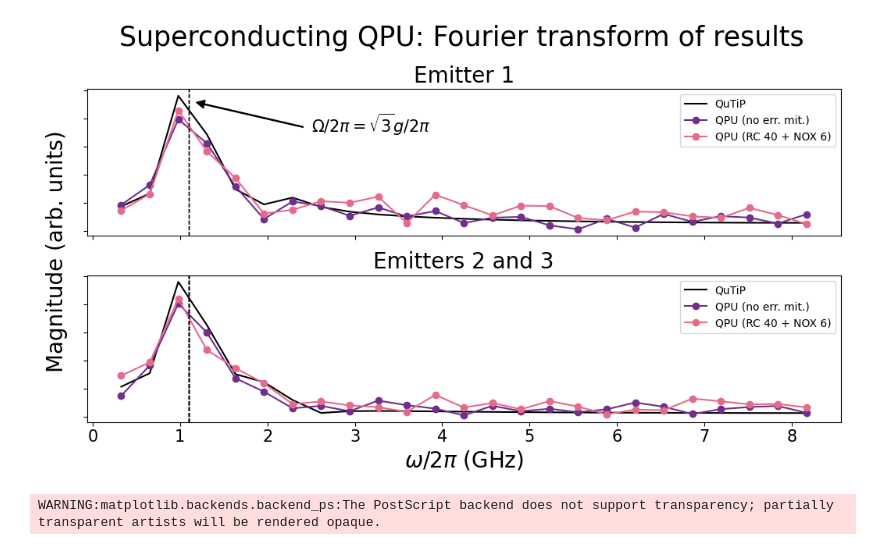
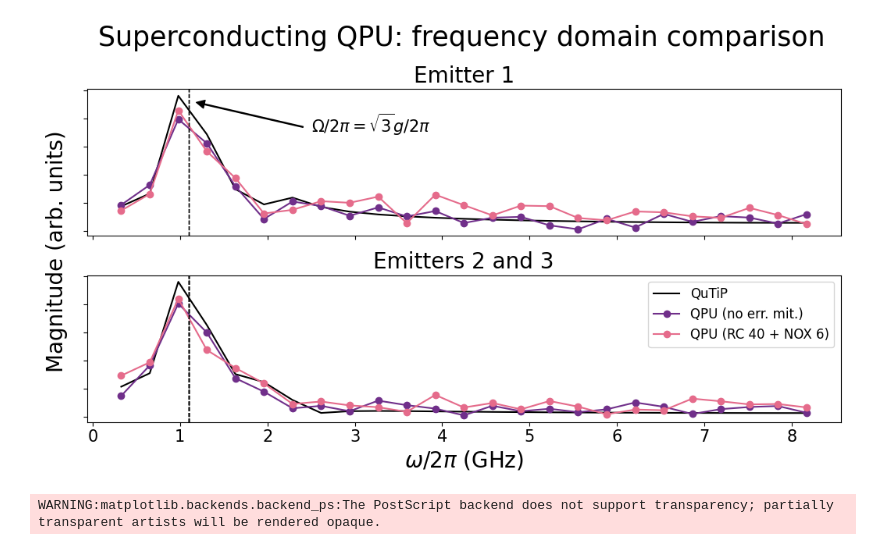
Before and after one commit to radulaski/CQED_quantum_simulation, a Jupyter notebook: notebooks/AQT_fourier.ipynb, the cells around one changed output. Drawn from its saved outputs; the diff is of its cells as text; code cells hidden in the pictures.

Commit message:
Fix legend fontsize to 12

```diff
--- a/notebooks/AQT_fourier.ipynb
+++ b/notebooks/AQT_fourier.ipynb
@@ -60,7 +60,6 @@ axes[0].set_yticklabels([])
 axes[0].set_title("Emitter 1", fontsize=20)
 
 axes[0].axvline(rabi_freq, lw=1, color='black', linestyle='--')
-axes[0].legend()
 
 
 ## Emitter 2 & 3
@@ -79,7 +78,6 @@ axes[1].axvline(rabi_freq, lw=1, color='black', linestyle='--')
 axes[1].set_xlabel(r"$\omega / 2\pi$ (GHz)", fontsize=20)
 
 axes[1].axvline(rabi_freq, lw=1, color='black', linestyle='--')
-axes[1].legend()
 
 
 ##### RC 40 + NOX 6
@@ -94,7 +92,6 @@ axes[0].set_yticklabels([])
 axes[0].set_title("Emitter 1", fontsize=20)
 
 axes[0].axvline(rabi_freq, lw=1, color='black', linestyle='--')
-axes[0].legend()
 
 
 ## Emitter 2 & 3
@@ -105,37 +102,36 @@ axes[1].plot(freqs[1:], np.abs(fft)[1:], label="QPU (RC 40 + NOX 6)", marker='o'
 axes[1].tick_params(axis='x', labelsize=15)
 axes[1].set_yticklabels([])
 axes[1].set_title("Emitters 2 and 3", fontsize=20)
 axes[1].axvline(rabi_freq, lw=1, color='black', linestyle='--')
 axes[1].set_xlabel(r"$\omega / 2\pi$ (GHz)", fontsize=20)
 
 axes[1].axvline(rabi_freq, lw=1, color='black', linestyle='--')
-axes[1].legend()
+axes[1].legend(fontsize=12)
 
 
 ##### Fig level additions
 
 fig.text(-0.04, 0.72, "Magnitude (arb. units)", transform=axes[0].transAxes,
         ha='center', va='top', fontsize=20, rotation=90)
 
 axes[0].annotate(
     r'$\Omega/2\pi = \sqrt{3}g/2\pi$', # the text of the annotation
     fontsize=15,
     xy=(rabi_freq + 0.06, 4.6),       # the point (x,y) to annotate
     xytext=(2.5, 3.5),   # the position of the text (x,y)
     arrowprops=dict(
         arrowstyle="simple, tail_width=0.05, head_width=.5, head_length=.5",
         connectionstyle="arc3",  # connection style
         facecolor='black',
         relpos=(-0.05, 0.4),
     )
 )
 
-fig.suptitle("Superconducting QPU: Fourier transform of results", fontsize=25)
-plt.legend()
+fig.suptitle("Superconducting QPU: frequency domain comparison", fontsize=25)
 plt.tight_layout()
 fig.show()
 # %% [output]
-[figure, old version]
+[figure, new version]
 # %%
 fig.savefig("../figures/AQT_fourier.eps", bbox_inches="tight")
 # %% [output]
```
Also changed, not shown: 3 other files.
